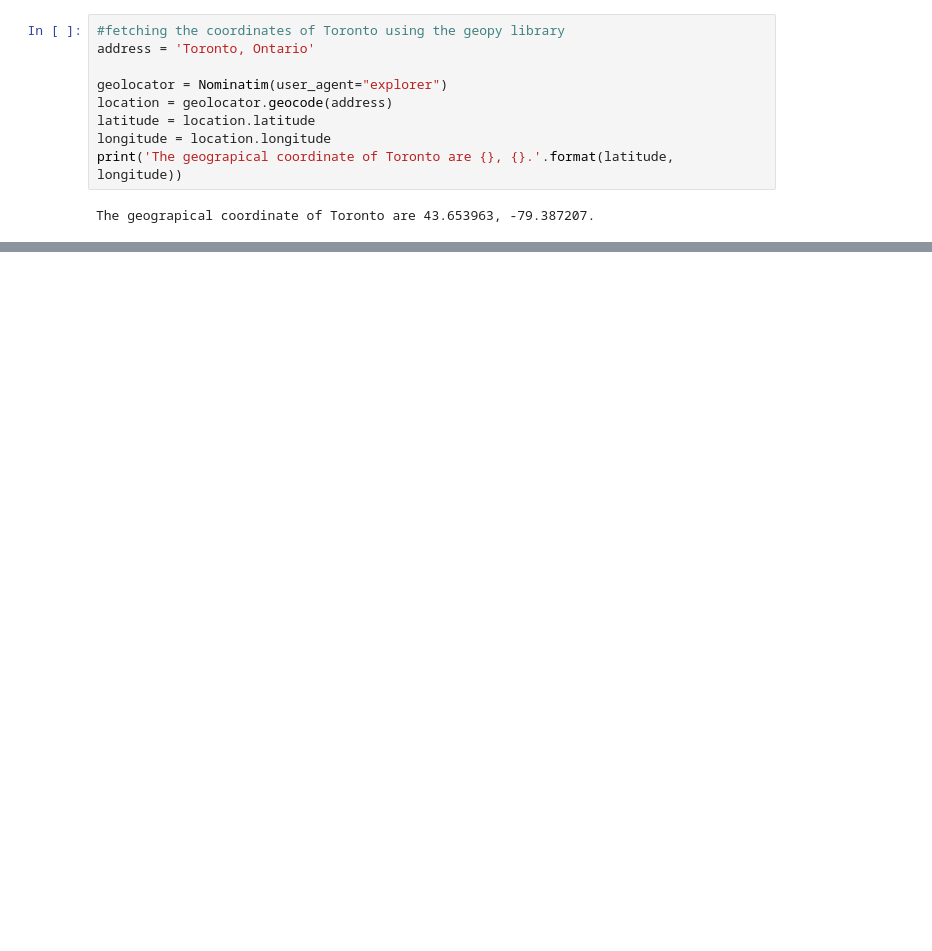
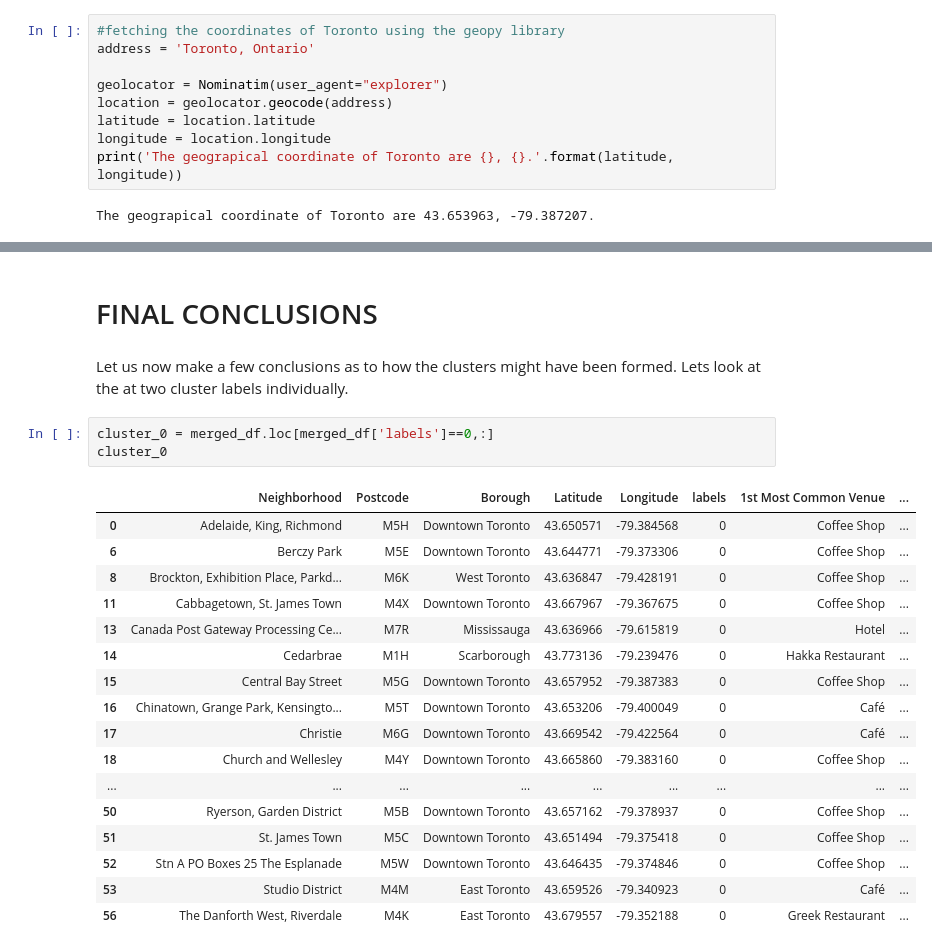
Before and after one commit to devshah96/Capstone-IBM-Data-Science, a Jupyter notebook: Capstone.ipynb, the cells around one changed output, grey strips where cells are left out. Drawn from its saved outputs; the diff is of its cells as text; blank space fills up the shorter version.

```diff
--- a/Capstone.ipynb
+++ b/Capstone.ipynb
@@ -351,3 +356,28 @@ for lat, lon, poi, cluster in zip(final_df['Latitude'], final_df['Longitude'], f
 map_clusters
 # %% [output]
 [interactive output not drawn]
+# %% [markdown]
+# FINAL CONCLUSIONS
+# %% [markdown]
+Let us now make a few conclusions as to how the clusters might have been formed. Lets look at the at two cluster labels individually.
+# %%
+cluster_0 = merged_df.loc[merged_df['labels']==0,:]
+cluster_0
+# %% [output]
+|  | Neighborhood | Postcode | Borough | Latitude | Longitude | labels | 1st Most Common Venue | ... |
+| 0 | Adelaide, King, Richmond | M5H | Downtown Toronto | 43.650571 | -79.384568 | 0 | Coffee Shop | ... |
+| 6 | Berczy Park | M5E | Downtown Toronto | 43.644771 | -79.373306 | 0 | Coffee Shop | ... |
+| 8 | Brockton, Exhibition Place, Parkd... | M6K | West Toronto | 43.636847 | -79.428191 | 0 | Coffee Shop | ... |
+| 11 | Cabbagetown, St. James Town | M4X | Downtown Toronto | 43.667967 | -79.367675 | 0 | Coffee Shop | ... |
+| 13 | Canada Post Gateway Processing Ce... | M7R | Mississauga | 43.636966 | -79.615819 | 0 | Hotel | ... |
+| 14 | Cedarbrae | M1H | Scarborough | 43.773136 | -79.239476 | 0 | Hakka Restaurant | ... |
+| 15 | Central Bay Street | M5G | Downtown Toronto | 43.657952 | -79.387383 | 0 | Coffee Shop | ... |
+| 16 | Chinatown, Grange Park, Kensingto... | M5T | Downtown Toronto | 43.653206 | -79.400049 | 0 | Café | ... |
+| 17 | Christie | M6G | Downtown Toronto | 43.669542 | -79.422564 | 0 | Café | ... |
+| 18 | Church and Wellesley | M4Y | Downtown Toronto | 43.665860 | -79.383160 | 0 | Coffee Shop | ... |
+| ... | ... | ... | ... | ... | ... | ... | ... | ... |
+| 50 | Ryerson, Garden District | M5B | Downtown Toronto | 43.657162 | -79.378937 | 0 | Coffee Shop | ... |
+| 51 | St. James Town | M5C | Downtown Toronto | 43.651494 | -79.375418 | 0 | Coffee Shop | ... |
+| 52 | Stn A PO Boxes 25 The Esplanade | M5W | Downtown Toronto | 43.646435 | -79.374846 | 0 | Coffee Shop | ... |
+| 53 | Studio District | M4M | East Toronto | 43.659526 | -79.340923 | 0 | Café | ... |
+| 56 | The Danforth West, Riverdale | M4K | East Toronto | 43.679557 | -79.352188 | 0 | Greek Restaurant | ... |
```
Also changed, not shown: parts of 4 cells of this notebook.
